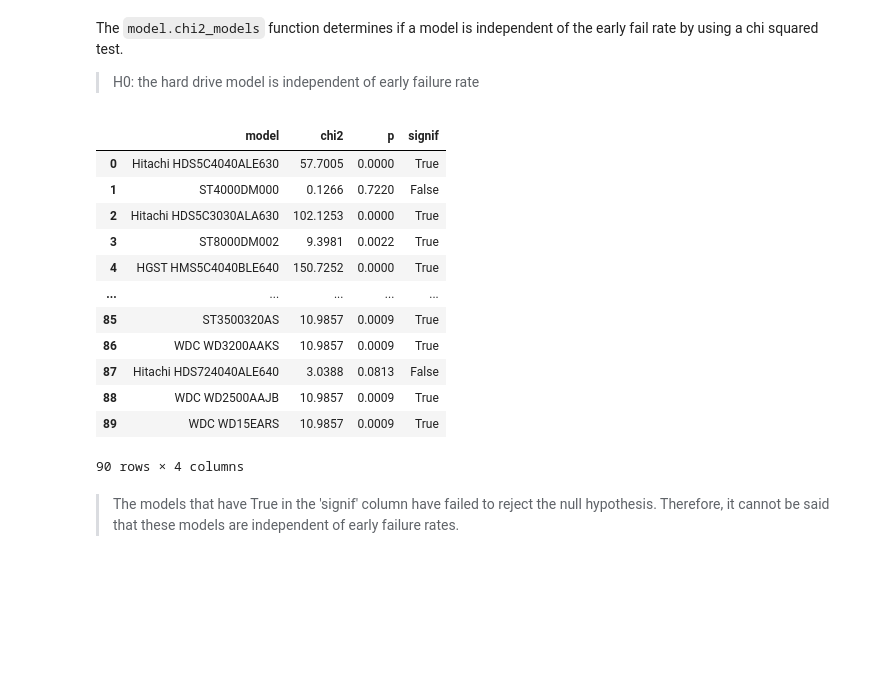
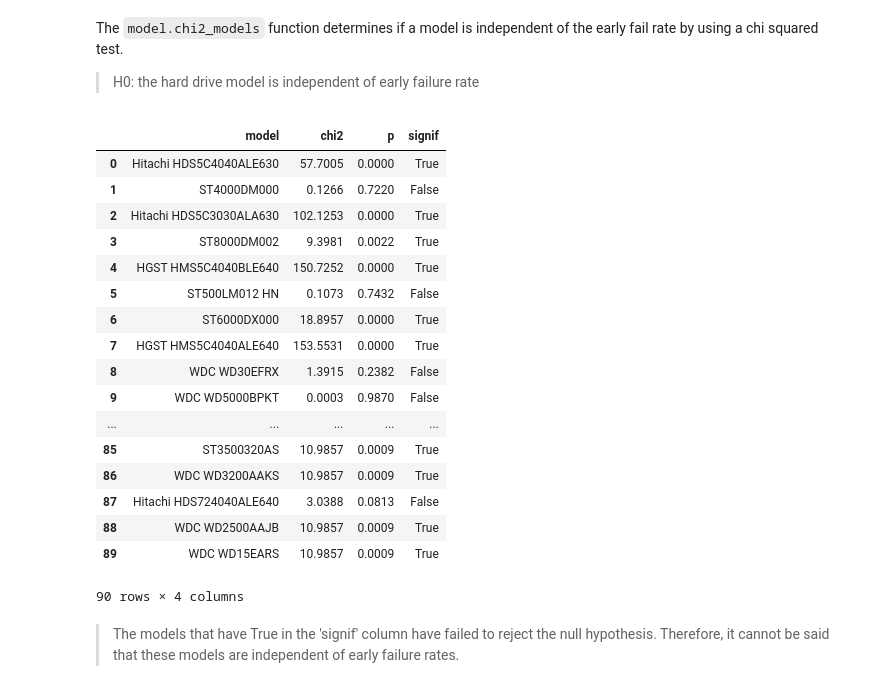
Before and after one commit to just-keep-spinning/hard-drive-project, a Jupyter notebook: hard_drive_pipeline.ipynb, the cells around one changed output. Cells and saved outputs as stored; diff of their text form; code cells hidden in the pictures; blank space fills up the shorter version.

```diff
--- a/hard_drive_pipeline.ipynb
+++ b/hard_drive_pipeline.ipynb
@@ -622,15 +621,20 @@ plt.show()
 The `model.chi2_models` function determines if a model is independent of the early fail rate by using a chi squared test.
 > H0: the hard drive model is independent of early failure rate
 # %%
-df_stat = model.chi2_models(df)
+df_stat = explore.chi2_models(df)
 df_stat
 # %% [output]
 |  | model | chi2 | p | signif |
 | 0 | Hitachi HDS5C4040ALE630 | 57.7005 | 0.0000 | True |
 | 1 | ST4000DM000 | 0.1266 | 0.7220 | False |
 | 2 | Hitachi HDS5C3030ALA630 | 102.1253 | 0.0000 | True |
 | 3 | ST8000DM002 | 9.3981 | 0.0022 | True |
 | 4 | HGST HMS5C4040BLE640 | 150.7252 | 0.0000 | True |
+| 5 | ST500LM012 HN | 0.1073 | 0.7432 | False |
+| 6 | ST6000DX000 | 18.8957 | 0.0000 | True |
+| 7 | HGST HMS5C4040ALE640 | 153.5531 | 0.0000 | True |
+| 8 | WDC WD30EFRX | 1.3915 | 0.2382 | False |
+| 9 | WDC WD5000BPKT | 0.0003 | 0.9870 | False |
 | ... | ... | ... | ... | ... |
 | 85 | ST3500320AS | 10.9857 | 0.0009 | True |
 | 86 | WDC WD3200AAKS | 10.9857 | 0.0009 | True |
```
Also changed, not shown: parts of 14 cells of this notebook.
